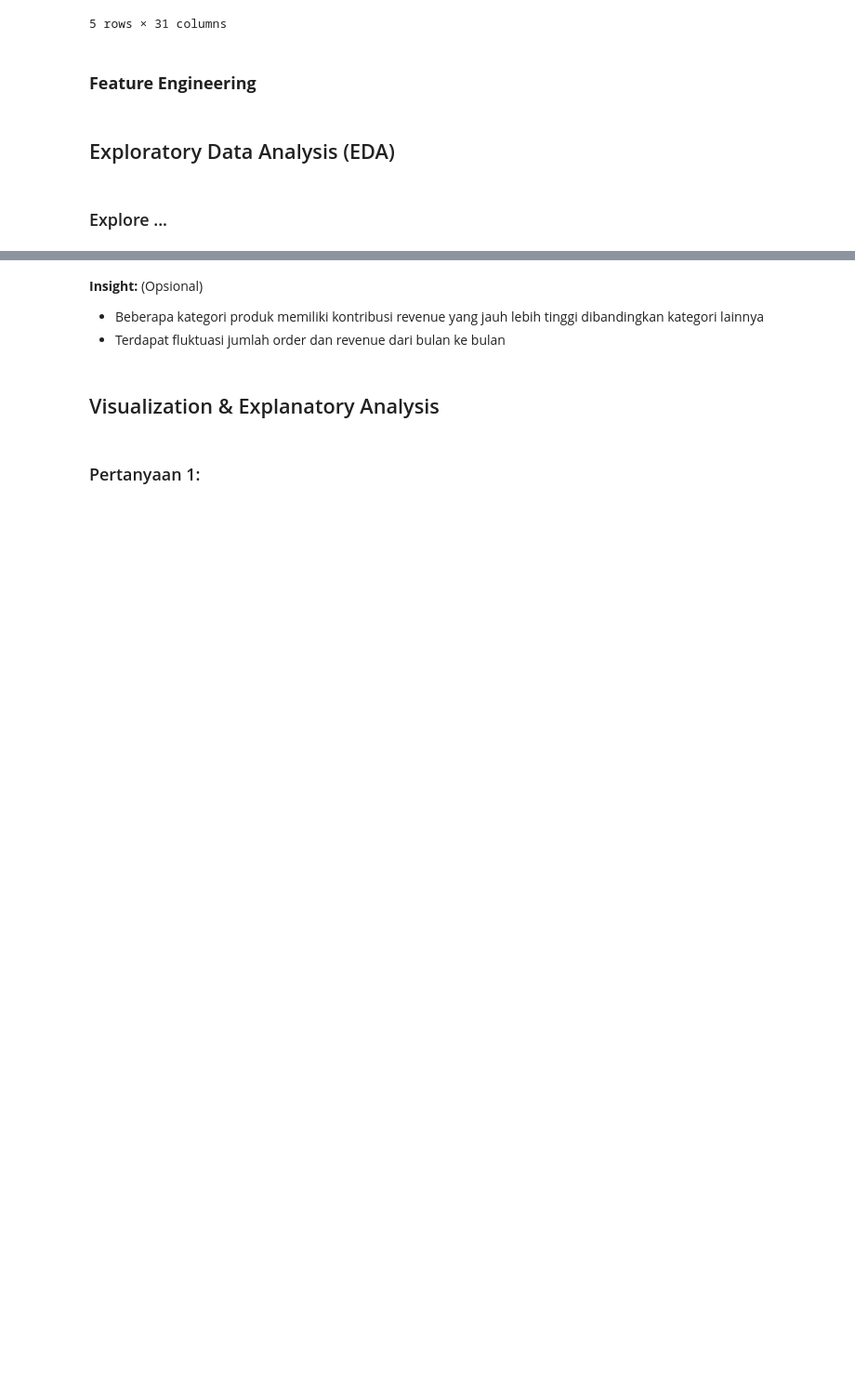
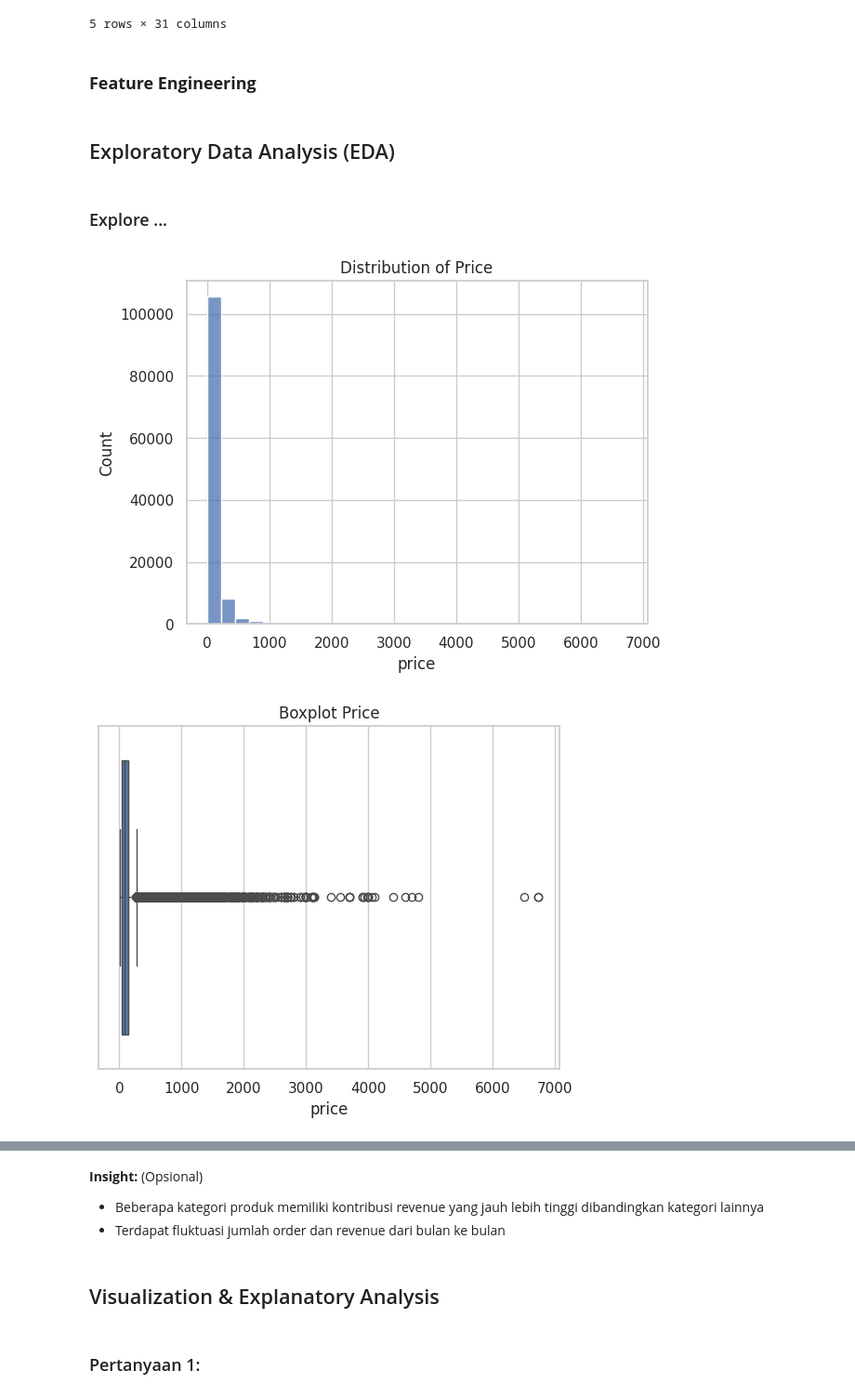
Before and after one commit to BaaaMS7/submission_analisis_data, a Jupyter notebook: notebook.ipynb, the cells around one changed output, grey strips where cells are left out. Shown at 93% size. Cells and saved outputs as stored; diff of their text form; code cells hidden in the pictures; blank space fills up the shorter version.

```diff
--- a/notebook.ipynb
+++ b/notebook.ipynb
@@ -254,0 +240,14 @@ monthly_revenue.columns = ['month', 'total_revenue']
+# %%
+#EDA Univariate
+plt.figure()
+sns.histplot(df['price'], bins=30)
+plt.title('Distribution of Price')
+plt.show()
+
+plt.figure()
+sns.boxplot(x=df['price'])
+plt.title('Boxplot Price')
+plt.show()
+# %% [output]
+[figure, added]
+[figure, added]
```
Also changed, not shown: parts of 14 cells of this notebook.
